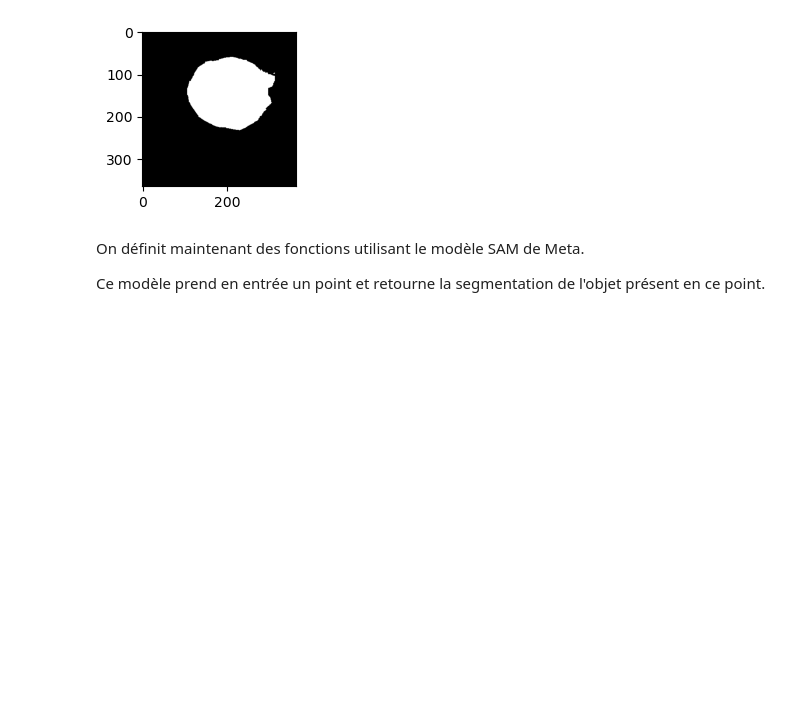
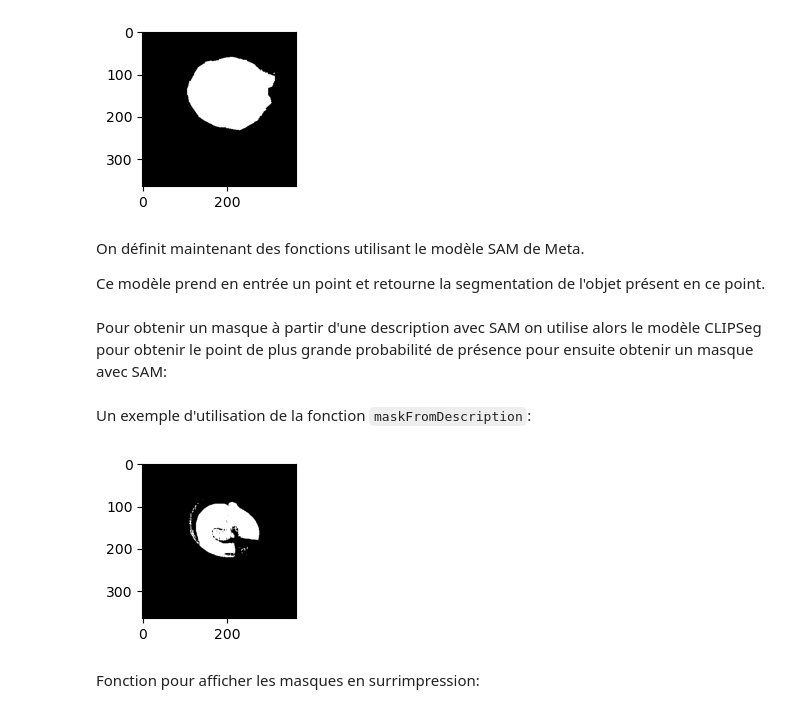
Before and after one commit to GabrielSoranzoUPEC/IA, a Jupyter notebook: Segmentation/basicAIFunc.ipynb, the cells around one changed output. Drawn from its saved outputs; the diff is of its cells as text; code cells hidden in the pictures; blank space fills up the shorter version.

```diff
--- a/Segmentation/basicAIFunc.ipynb
+++ b/Segmentation/basicAIFunc.ipynb
@@ -179,24 +184,37 @@ On définit maintenant des fonctions utilisant le modèle SAM de Meta.
 
 Ce modèle prend en entrée un point et retourne la segmentation de l'objet présent en ce point.
 # %%
+# Fonction (image,point) -> image mask de l'objet au point fourni
 def maskFromPoint(image,input_point):
-    predictorSAM.set_image(image)
+    # Pré-traitement de l'image par SAM
+    predictor.set_image(image)
+    # 2 labels possibles dans SAM: 1->le masque doit contenir ce point // 0->le masque ne doit pas contenir ce point
     input_label = np.array([1])
-    masks, scores, logits = predictor.predict(
+    # Calcul du masque
+    mask, score, logit = predictor.predict(
         point_coords=input_point,
         point_labels=input_label,
-        multimask_output=True,
+        multimask_output=False,
     )
-    return masks[0]
+    # SAM retourne plusieurs masques possibles: on donne celui de plus grande proba
+    return mask.squeeze()
+# %% [markdown]
+Pour obtenir un masque à partir d'une description avec SAM on utilise alors le modèle CLIPSeg pour obtenir le point de plus grande probabilité de présence pour ensuite obtenir un masque avec SAM:
 # %%
+# Fonction (image,description) -> image mask correspondant à la description
 def maskFromDescription(image,description):
-    predictor.set_image(image)
     input_point = pointFromDescription(image,description)
-    input_label = np.array([1])
-    masks, scores, logits = predictor.predict(
-        point_coords=input_point,
-        point_labels=input_label,
-        multimask_output=True,
-    )
-    return masks[0]
+    return maskFromPoint(image,input_point)
+# %% [markdown]
+Un exemple d'utilisation de la fonction `maskFromDescription`:
+# %%
+description="a cup"
+maskImage=maskFromDescription(imagecv,description)
+plt.figure(figsize=(2,2))
+plt.imshow(maskImage,cmap="gray")
+plt.show()
+# %% [output]
+[figure, added]
+# %% [markdown]
+Fonction pour afficher les masques en surrimpression:
 # %%
```
Also changed, not shown: parts of 15 cells of this notebook, 1 other file.
